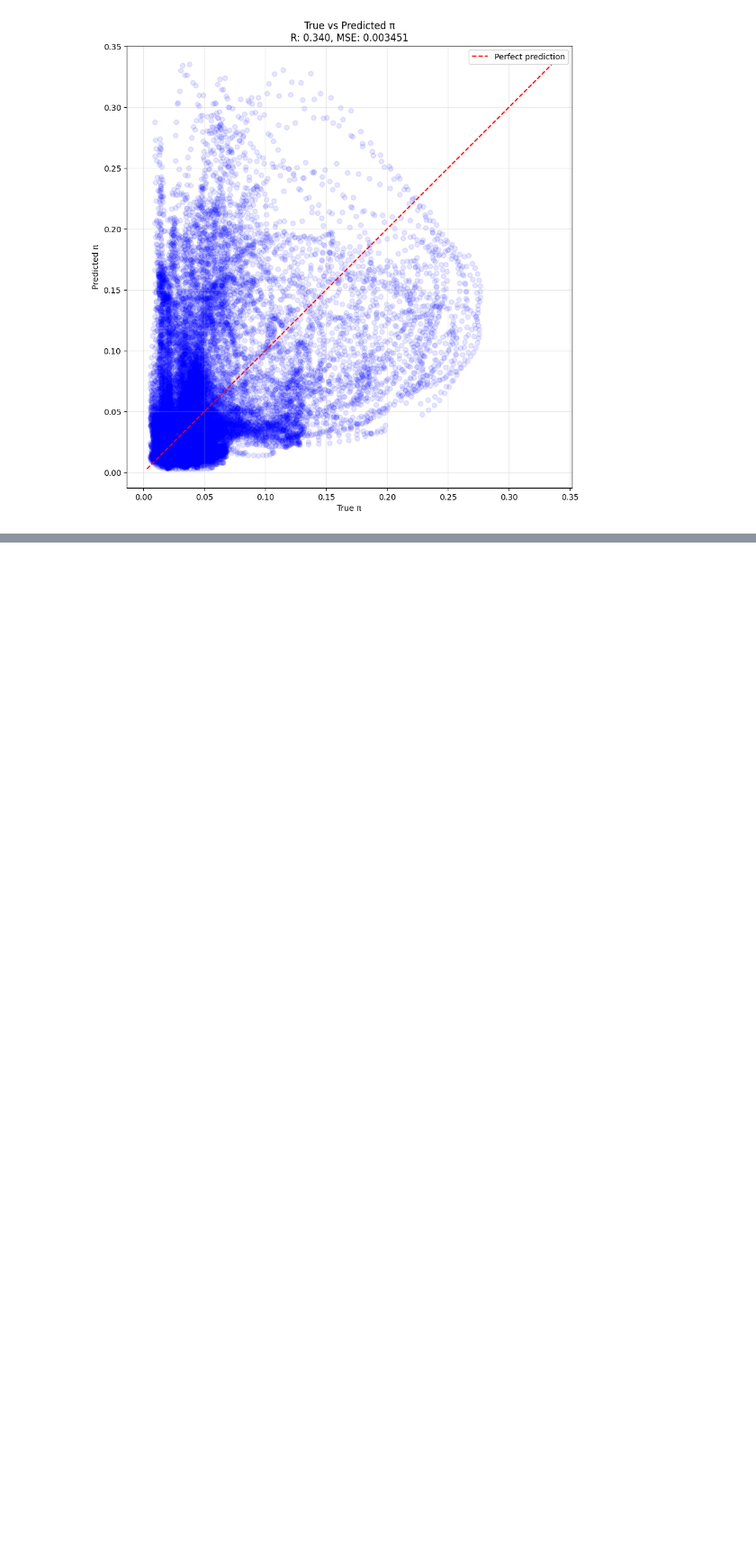
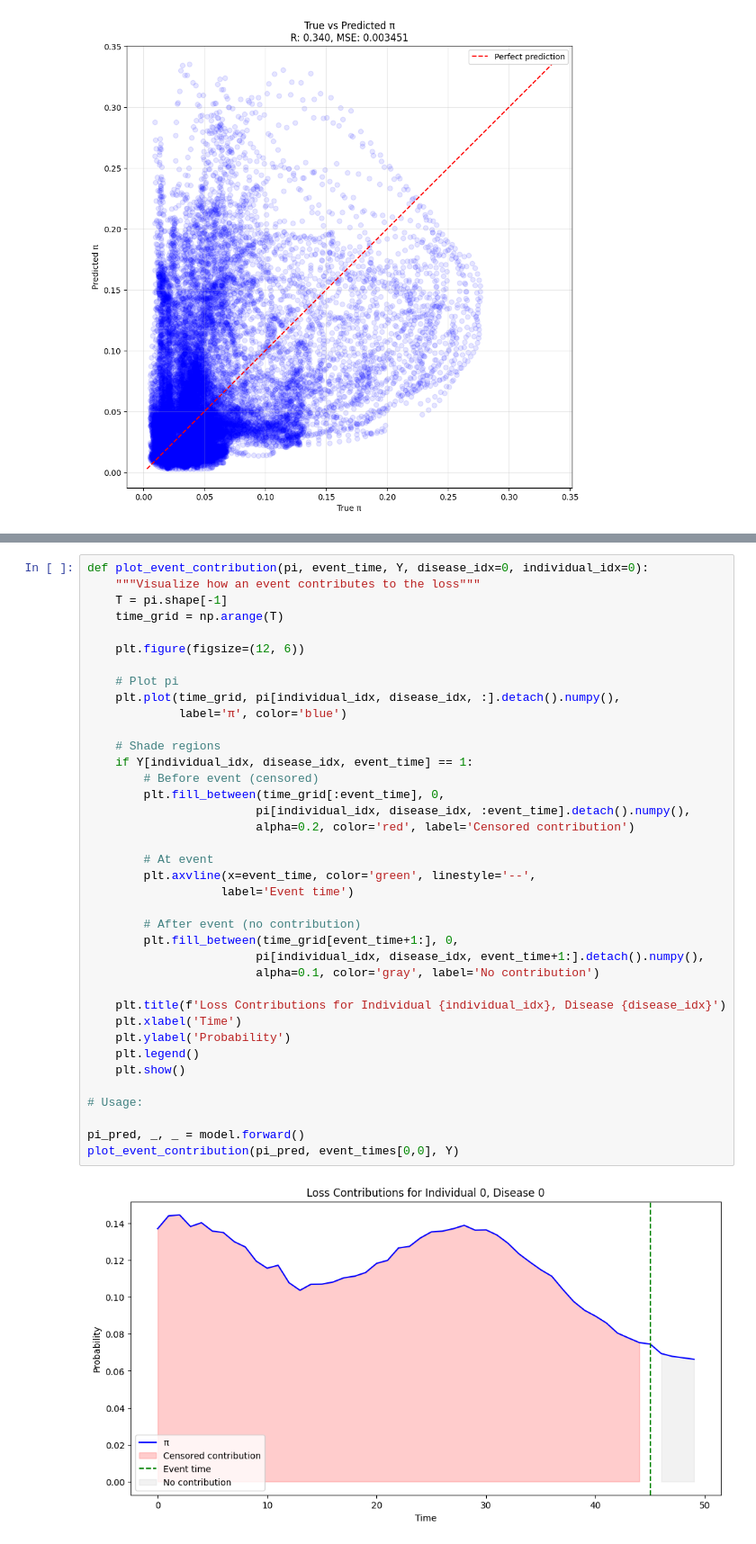
Before and after one commit to surbut/aladynoulli, a Jupyter notebook: pyScripts/gp_notebook_torch_works_play.ipynb, the cells around one changed output, grey strips where cells are left out. Shown at 90% size. Saved outputs shown, nothing was run; the diff lists cells and outputs as text; blank space fills up the shorter version.

```diff
--- a/pyScripts/gp_notebook_torch_works_play.ipynb
+++ b/pyScripts/gp_notebook_torch_works_play.ipynb
@@ -249,0 +428,40 @@ Mean condition number: 5973.47
+# %%
+def plot_event_contribution(pi, event_time, Y, disease_idx=0, individual_idx=0):
+    """Visualize how an event contributes to the loss"""
+    T = pi.shape[-1]
+    time_grid = np.arange(T)
+
+    plt.figure(figsize=(12, 6))
+
+    # Plot pi
+    plt.plot(time_grid, pi[individual_idx, disease_idx, :].detach().numpy(),
+             label='π', color='blue')
+
+    # Shade regions
+    if Y[individual_idx, disease_idx, event_time] == 1:
+        # Before event (censored)
+        plt.fill_between(time_grid[:event_time], 0,
+                        pi[individual_idx, disease_idx, :event_time].detach().numpy(),
+                        alpha=0.2, color='red', label='Censored contribution')
+
+        # At event
+        plt.axvline(x=event_time, color='green', linestyle='--',
+                   label='Event time')
+
+        # After event (no contribution)
+        plt.fill_between(time_grid[event_time+1:], 0,
+                        pi[individual_idx, disease_idx, event_time+1:].detach().numpy(),
+                        alpha=0.1, color='gray', label='No contribution')
+
+    plt.title(f'Loss Contributions for Individual {individual_idx}, Disease {disease_idx}')
+    plt.xlabel('Time')
+    plt.ylabel('Probability')
+    plt.legend()
+    plt.show()
+
+# Usage:
+
+pi_pred, _, _ = model.forward()
+plot_event_contribution(pi_pred, event_times[0,0], Y)
+# %% [output]
+[figure, added]
```
Also changed, not shown: parts of 7 cells of this notebook, 2 other files.
